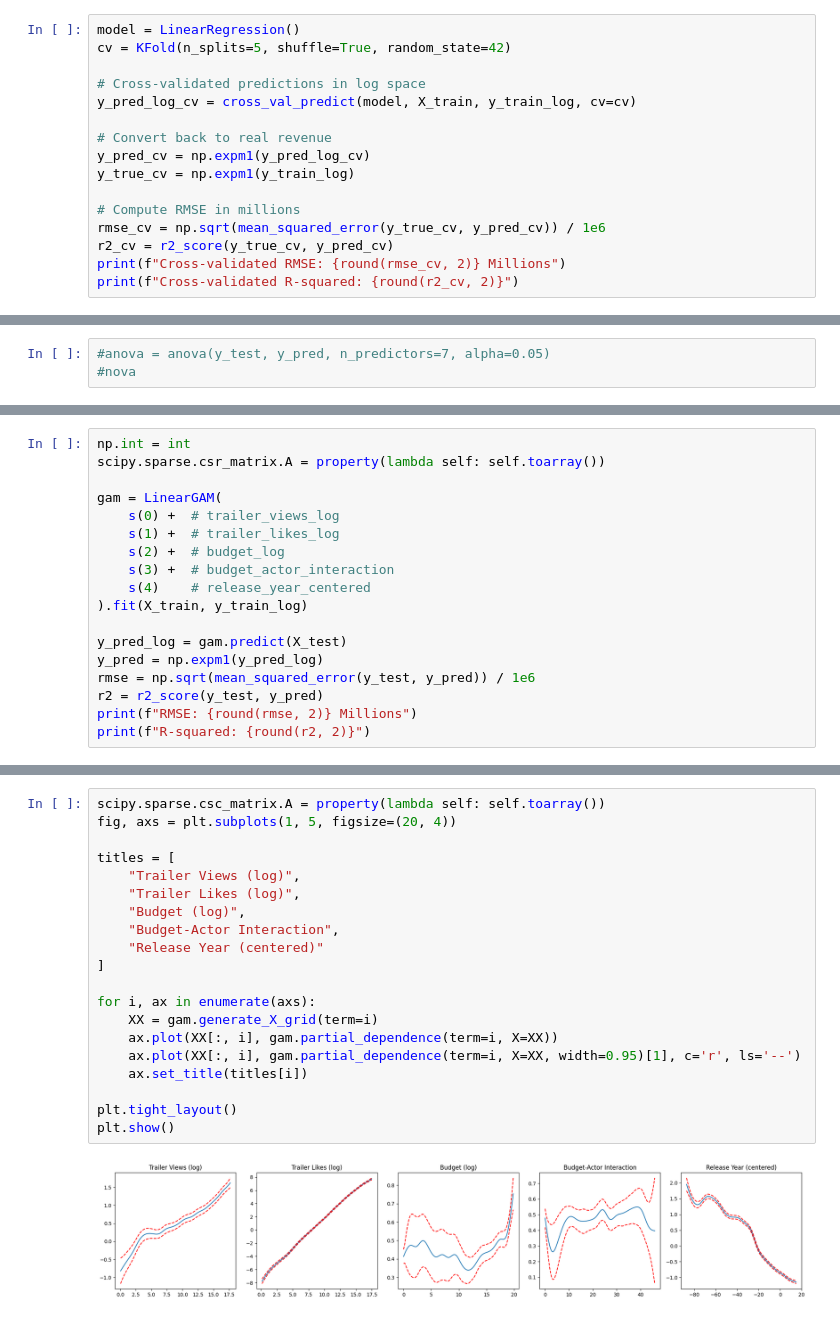
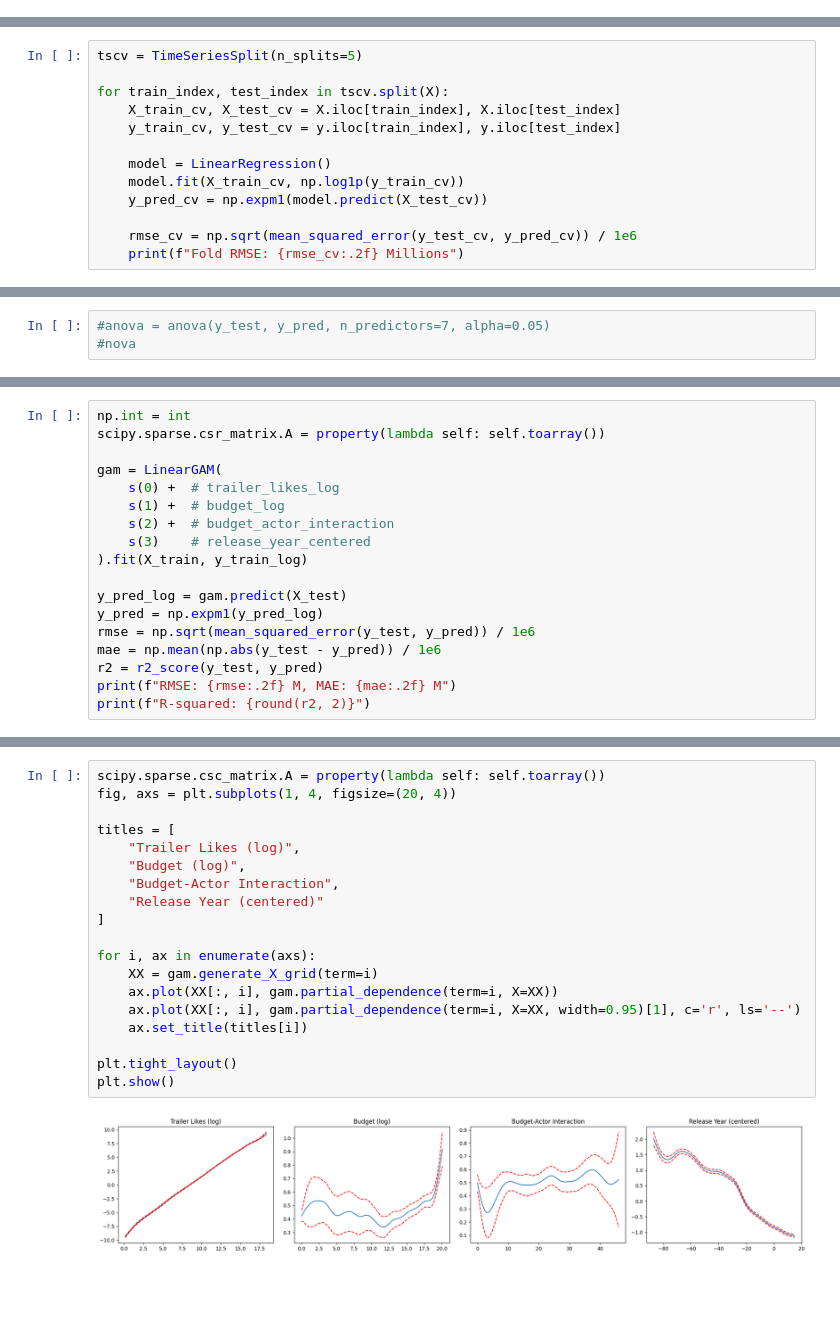
Before and after one commit to Eric7895/Movie_Revenue_Web_Application, a Jupyter notebook: linear_modeling.ipynb, the cells around one changed output, grey strips where cells are left out. Saved outputs shown, nothing was run; the diff lists cells and outputs as text; blank space fills up the shorter version.

```diff
--- a/linear_modeling.ipynb
+++ b/linear_modeling.ipynb
@@ -376,16 +404,0 @@ X_test
-# %%
-model = LinearRegression()
-cv = KFold(n_splits=5, shuffle=True, random_state=42)
-
-# Cross-validated predictions in log space
-y_pred_log_cv = cross_val_predict(model, X_train, y_train_log, cv=cv)
-
-# Convert back to real revenue
-y_pred_cv = np.expm1(y_pred_log_cv)
-y_true_cv = np.expm1(y_train_log)
-
-# Compute RMSE in millions
-rmse_cv = np.sqrt(mean_squared_error(y_true_cv, y_pred_cv)) / 1e6
-r2_cv = r2_score(y_true_cv, y_pred_cv)
-print(f"Cross-validated RMSE: {round(rmse_cv, 2)} Millions")
-print(f"Cross-validated R-squared: {round(r2_cv, 2)}")
@@ -394,0 +405,13 @@ Cross-validated R-squared: 0.79
+# %%
+tscv = TimeSeriesSplit(n_splits=5)
+
+for train_index, test_index in tscv.split(X):
+    X_train_cv, X_test_cv = X.iloc[train_index], X.iloc[test_index]
+    y_train_cv, y_test_cv = y.iloc[train_index], y.iloc[test_index]
+
+    model = LinearRegression()
+    model.fit(X_train_cv, np.log1p(y_train_cv))
+    y_pred_cv = np.expm1(model.predict(X_test_cv))
+
+    rmse_cv = np.sqrt(mean_squared_error(y_test_cv, y_pred_cv)) / 1e6
+    print(f"Fold RMSE: {rmse_cv:.2f} Millions")
@@ -464,17 +509,17 @@ np.int = int
 scipy.sparse.csr_matrix.A = property(lambda self: self.toarray())
 
 gam = LinearGAM(
-    s(0) +  # trailer_views_log
-    s(1) +  # trailer_likes_log
-    s(2) +  # budget_log
-    s(3) +  # budget_actor_interaction
-    s(4)    # release_year_centered
+    s(0) +  # trailer_likes_log
+    s(1) +  # budget_log
+    s(2) +  # budget_actor_interaction
+    s(3)    # release_year_centered
 ).fit(X_train, y_train_log)
 
 y_pred_log = gam.predict(X_test)
 y_pred = np.expm1(y_pred_log)
 rmse = np.sqrt(mean_squared_error(y_test, y_pred)) / 1e6
+mae = np.mean(np.abs(y_test - y_pred)) / 1e6
 r2 = r2_score(y_test, y_pred)
-print(f"RMSE: {round(rmse, 2)} Millions")
+print(f"RMSE: {rmse:.2f} M, MAE: {mae:.2f} M")
 print(f"R-squared: {round(r2, 2)}")
 # %% [output]
@@ -483,22 +528,21 @@ R-squared: 0.89
 # %%
 scipy.sparse.csc_matrix.A = property(lambda self: self.toarray())
-fig, axs = plt.subplots(1, 5, figsize=(20, 4))
+fig, axs = plt.subplots(1, 4, figsize=(20, 4))
 
 titles = [
-    "Trailer Views (log)",
     "Trailer Likes (log)",
     "Budget (log)",
     "Budget-Actor Interaction",
     "Release Year (centered)"
 ]
 
 for i, ax in enumerate(axs):
     XX = gam.generate_X_grid(term=i)
     ax.plot(XX[:, i], gam.partial_dependence(term=i, X=XX))
     ax.plot(XX[:, i], gam.partial_dependence(term=i, X=XX, width=0.95)[1], c='r', ls='--')
     ax.set_title(titles[i])
 
 plt.tight_layout()
 plt.show()
 # %% [output]
-[figure, old version]
+[figure, new version]
```
Also changed, not shown: parts of 20 cells of this notebook, 1 other file.
